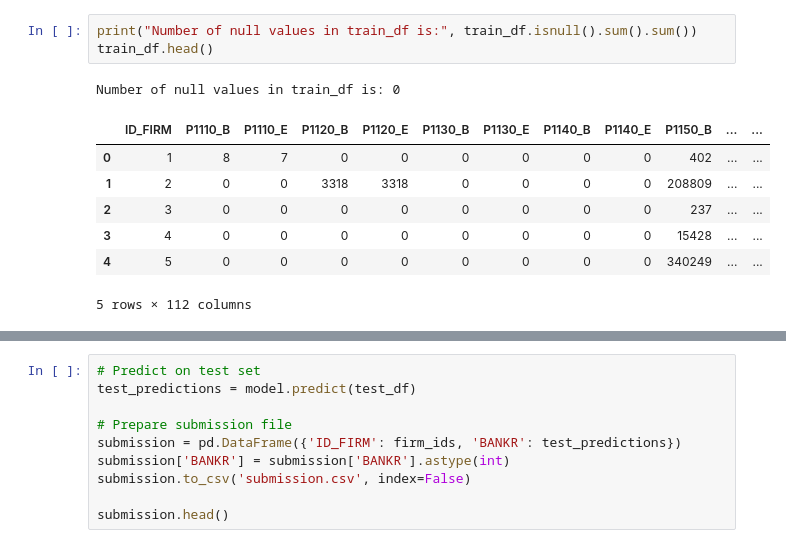
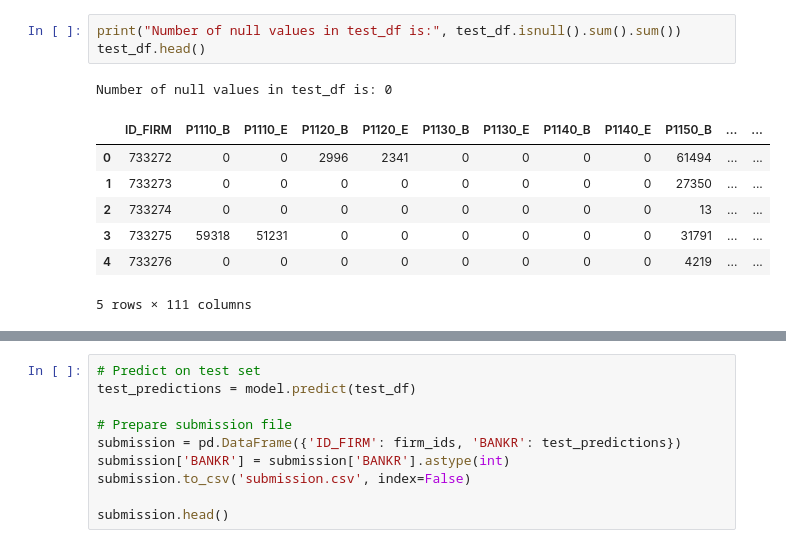
Before and after one commit to raweber42/education, a Jupyter notebook: keitlin_assignment/optimized_solution.ipynb, the cells around one changed output, grey strips where cells are left out. Saved outputs shown, nothing was run; the diff lists cells and outputs as text.

```diff
--- a/keitlin_assignment/optimized_solution.ipynb
+++ b/keitlin_assignment/optimized_solution.ipynb
@@ -11,12 +53,12 @@ test_df = pd.read_csv('test.csv')
 # %%
-print("Number of null values in train_df is:", train_df.isnull().sum().sum())
-train_df.head()
+print("Number of null values in test_df is:", test_df.isnull().sum().sum())
+test_df.head()
 # %% [output]
-Number of null values in train_df is: 0
+Number of null values in test_df is: 0
 |  | ID_FIRM | P1110_B | P1110_E | P1120_B | P1120_E | P1130_B | P1130_E | P1140_B | P1140_E | P1150_B | ... | ... |
-| 0 | 1 | 8 | 7 | 0 | 0 | 0 | 0 | 0 | 0 | 402 | ... | ... |
-| 1 | 2 | 0 | 0 | 3318 | 3318 | 0 | 0 | 0 | 0 | 208809 | ... | ... |
-| 2 | 3 | 0 | 0 | 0 | 0 | 0 | 0 | 0 | 0 | 237 | ... | ... |
-| 3 | 4 | 0 | 0 | 0 | 0 | 0 | 0 | 0 | 0 | 15428 | ... | ... |
-| 4 | 5 | 0 | 0 | 0 | 0 | 0 | 0 | 0 | 0 | 340249 | ... | ... |
+| 0 | 733272 | 0 | 0 | 2996 | 2341 | 0 | 0 | 0 | 0 | 61494 | ... | ... |
+| 1 | 733273 | 0 | 0 | 0 | 0 | 0 | 0 | 0 | 0 | 27350 | ... | ... |
+| 2 | 733274 | 0 | 0 | 0 | 0 | 0 | 0 | 0 | 0 | 13 | ... | ... |
+| 3 | 733275 | 59318 | 51231 | 0 | 0 | 0 | 0 | 0 | 0 | 31791 | ... | ... |
+| 4 | 733276 | 0 | 0 | 0 | 0 | 0 | 0 | 0 | 0 | 4219 | ... | ... |
-5 rows × 112 columns
+5 rows × 111 columns
```
Also changed, not shown: parts of 5 cells of this notebook.
